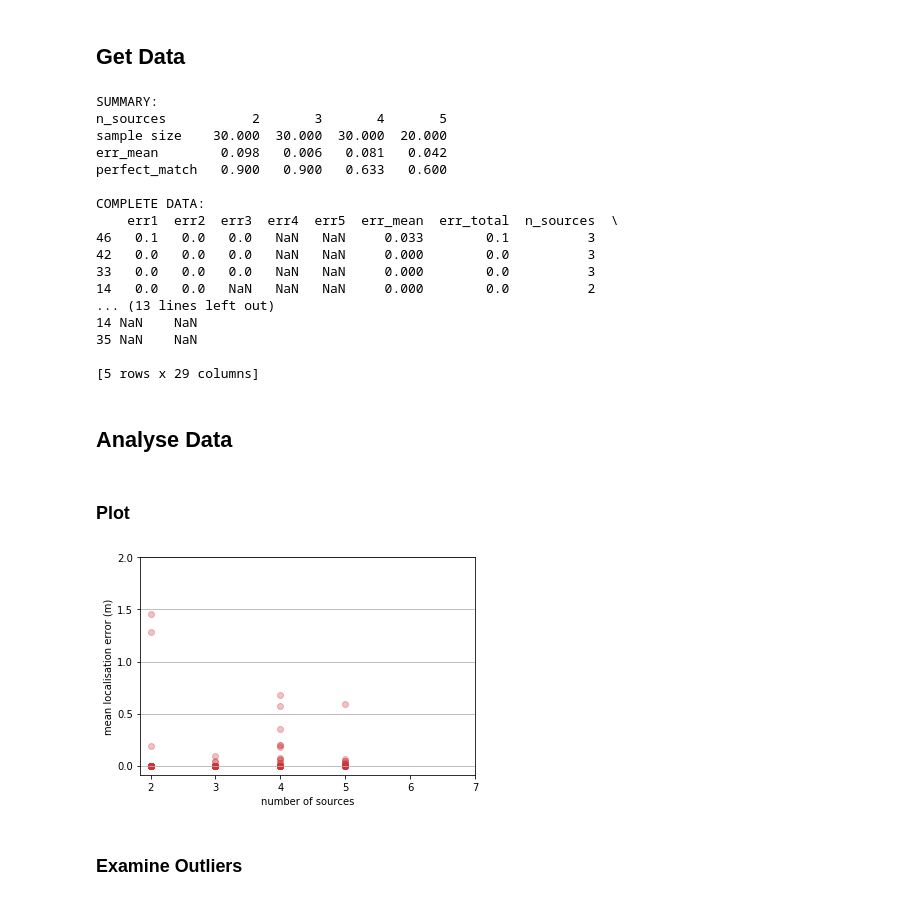
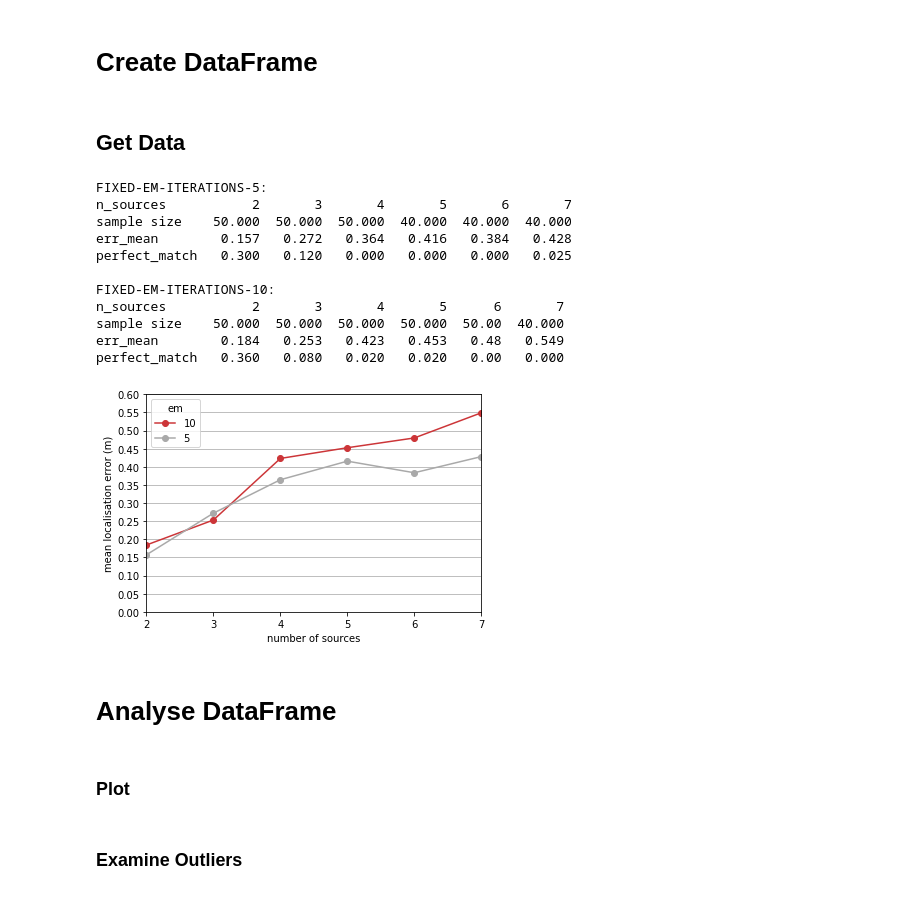
Before and after one commit to jannismain/fau-lnt-source-tracking-code, a Jupyter notebook: python/analysis.ipynb, the cells around one changed output. Cells and saved outputs as stored; diff of their text form; code cells hidden in the pictures.

```diff
--- a/python/analysis.ipynb
+++ b/python/analysis.ipynb
@@ -21,0 +1,2 @@ EXPORT_RESULTS = True
+# %% [markdown]
+# Create DataFrame
@@ -112,10 +176,35 @@ def style_boxplot(boxplots, fig=None, axes=None):
 # %% [markdown]
 ## Get Data
+# %%
+df1 = matlab2pandas(dirname='fixed-em-iterations-5', save_to=path.join(PATH_ROOT, 'fixed-em-iterations-5'))
+# ax1 = df1.groupby('n_sources').agg({'x1':'count', 'err_mean':np.mean, 'perfect_match':np.mean}).err_mean.plot(kind="line")
+df2 = matlab2pandas(dirname='fixed-em-iterations-10', save_to=path.join(PATH_ROOT, 'fixed-em-iterations-10'))
+# df2.groupby('n_sources').agg({'x1':'count', 'err_mean':np.mean, 'perfect_match':np.mean}).err_mean.plot(kind="line")
+df = pd.concat([df1, df2])
+
+dfp = df.pivot_table("err_mean", index="em", columns="n_sources", aggfunc='mean').transpose()
+dfp.plot(kind='line', marker='o', color=[lms_red, "darkgray", "lightgray", "orange", "black"])
+# Style plot
+plt.xlabel("number of sources")
+plt.ylabel("mean localisation error (m)")
+plt.grid(axis="y")
+adjust_y_axis(0.05, 2, 0)
+# %% [output]
+FIXED-EM-ITERATIONS-5:
+n_sources           2       3       4       5       6       7
+sample size    50.000  50.000  50.000  40.000  40.000  40.000
+err_mean        0.157   0.272   0.364   0.416   0.384   0.428
+perfect_match   0.300   0.120   0.000   0.000   0.000   0.025
+
+FIXED-EM-ITERATIONS-10:
+n_sources           2       3       4       5      6       7
+sample size    50.000  50.000  50.000  50.000  50.00  40.000
+err_mean        0.184   0.253   0.423   0.453   0.48   0.549
+perfect_match   0.360   0.080   0.020   0.020   0.00   0.000
+[figure, added]
 # %%
-summary_columns = ['n_trials', 'mean_err', 'perfect_matches']
-n_sources_range = [2, 3, 4, 5, 6, 7]
+n_sources_range = [1, 2, 3, 4, 5, 6, 7]
 results_dict = {}
-summary = pd.DataFrame()
 
 for s in n_sources_range:
     # define filename format
@@ -137,62 +226,48 @@ for s in n_sources_range:
     results_dict['{}'.format(n_sources)] = results
 
     # calculate helper columns
-    results['n_sources'] = n_sources
-    results["err_mean"] = results.loc[:, "err1":"err{}".format(s)].mean(axis=1)
-    results["err_total"] = results.loc[:, "err1":_get_err_col_name(s)[-1]].sum(axis=1)
+    results['n_sources']     = n_sources
+    results["err_mean"]      = results.loc[:, "err1":_get_err_col_name(s)[-1]].mean(axis=1)
+    results["err_total"]     = results.loc[:, "err1":_get_err_col_name(s)[-1]].sum(axis=1)
     results["perfect_match"] = results["err_total"]<=0.01
 
 try:
     results = pd.concat(results_dict, ignore_index=True)
 except ValueError:
-    pass
+    print("NO DATA FOUND!")
 
-print("\nSUMMARY:")
+print("SUMMARY:")
 summary = results.groupby('n_sources').agg({'x1':'count', 'err_mean':np.mean, 'perfect_match':np.mean}).rename(columns={'x1':'sample size'})
 print(summary.transpose())
 
-print("")
-print("COMPLETE DATA:")
-print(results.sample(5))
+# print("")
+# print("COMPLETE DATA:")
+# print(results.sample(5))
 if EXPORT_RESULTS:
     results.to_pickle(path.join(PATH_ROOT, NAME_DATAFRAME))
 if EXPORT_LATEX:
     summary.transpose().to_latex(PATH_LATEX_SUMMARY_TABLE, column_format="rrrrrrr", bold_rows=True)
-# %% [output]
-SUMMARY:
-n_sources           2       3       4       5
-sample size    30.000  30.000  30.000  20.000
-err_mean        0.098   0.006   0.081   0.042
-perfect_match   0.900   0.900   0.633   0.600
-
-COMPLETE DATA:
-    err1  err2  err3  err4  err5  err_mean  err_total  n_sources  \
-46   0.1   0.0   0.0   NaN   NaN     0.033        0.1          3
-42   0.0   0.0   0.0   NaN   NaN     0.000        0.0          3
-33   0.0   0.0   0.0   NaN   NaN     0.000        0.0          3
-14   0.0   0.0   NaN   NaN   NaN     0.000        0.0          2
-... (13 lines left out)
-14 NaN    NaN
-35 NaN    NaN
-
-[5 rows x 29 columns]
 # %% [markdown]
-## Analyse Data
+# Analyse DataFrame
 # %% [markdown]
 ### Plot
 # %%
 # Scatter Plot
 x = pd.to_numeric(results['n_sources'].values)  # without to_numeric(), tikz_save() fails (TypeError: str instead of int)
 y = results["err_mean"].values
-plt.scatter(x, y, alpha=0.3, c=lms_red)
+print()
+means = results.groupby(['n_sources']).mean()["err_mean"]
+medians = results.groupby(['n_sources']).median()["err_mean"]
+plt.scatter(x, y, alpha=0.1, c="gray")
+plt.scatter(means.index.values, means.values, alpha=1.0, c=lms_red, marker="o", linewidth="4", label="mean")
+plt.scatter(medians.index.values, medians.values, alpha=1.0, c="black", marker="_", linewidth="2", label="median")
 plt.xticks(n_sources_range)
 adjust_y_axis(step_size=0.5, digits=2, min=0)
 plt.grid(True, axis='y')
 plt.xlabel("number of sources")
 plt.ylabel("mean localisation error (m)")
+l = plt.legend()
 if EXPORT_LATEX:
     tikz_save(PATH_SCATTER_PLOT, show_info=False)
-# %% [output]
-[figure, removed]
 # %% [markdown]
 ### Examine Outliers
```
Also changed, not shown: parts of 23 cells of this notebook, 4 other files.
